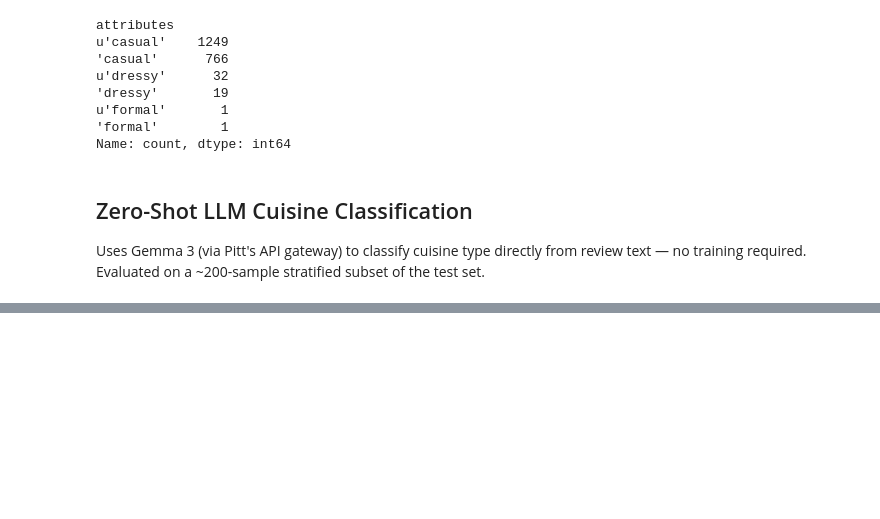
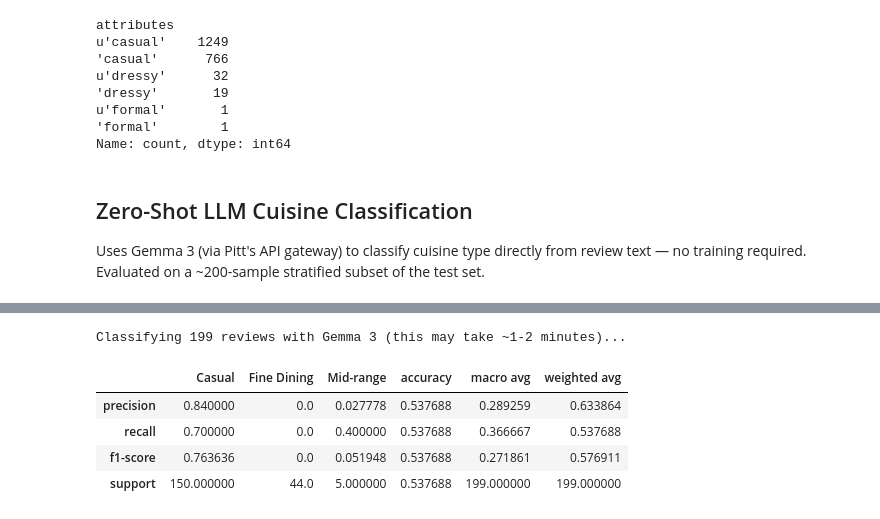
Before and after one commit to vylim/restaurant-text-classification, a Jupyter notebook: project.ipynb, the cells around one changed output, grey strips where cells are left out. Cells and saved outputs as stored; diff of their text form; code cells hidden in the pictures; blank space fills up the shorter version.

Commit message:
formality llm

```diff
--- a/project.ipynb
+++ b/project.ipynb
@@ -360,0 +364,43 @@ Classifying 195 reviews with Gemma 3 (this may take ~1-2 minutes)...
+# %%
+FORMALITY_LABELS = ['Casual', 'Fine Dining', 'Mid-range']
+FORMALITY_LIST_STR = ', '.join(FORMALITY_LABELS)
+
+def classify_formality_llm(review_text):
+    prompt = (
+        f"What is the formality level of this restaurant? "
+        f"Reply with exactly one option from this list: {FORMALITY_LIST_STR}. "
+        f"Do not explain — just the label.\n\n"
+        f"Review: {review_text[:500]}"
+    )
+    response = client.chat.completions.create(
+        model="gemma3",
+        messages=[{"role": "user", "content": prompt}],
+        max_tokens=10
+    )
+    pred = response.choices[0].message.content.strip()
+    for label in FORMALITY_LABELS:
+        if label.lower() in pred.lower():
+            return label
+    return pred
+
+# Stratified sample of ~200 from the formality test set
+f_sample_idx = (
+    y_f_test.groupby(y_f_test)
+    .apply(lambda g: g.sample(min(len(g), max(1, int(200 * len(g) / len(y_f_test)))), random_state=42))
+    .index.get_level_values(-1)
+)
+x_f_sample = x_f_test.loc[f_sample_idx]
+y_f_sample = y_f_test.loc[f_sample_idx]
+
+print(f"Classifying {len(x_f_sample)} reviews with Gemma 3 (this may take ~1-2 minutes)...")
+llm_f_preds = [classify_formality_llm(text) for text in x_f_sample]
+
+results_llm_f = pd.DataFrame(classification_report(y_f_sample, llm_f_preds, output_dict=True, zero_division=0))
+results_llm_f
+# %% [output]
+Classifying 199 reviews with Gemma 3 (this may take ~1-2 minutes)...
+|  | Casual | Fine Dining | Mid-range | accuracy | macro avg | weighted avg |
+| precision | 0.840000 | 0.0 | 0.027778 | 0.537688 | 0.289259 | 0.633864 |
+| recall | 0.700000 | 0.0 | 0.400000 | 0.537688 | 0.366667 | 0.537688 |
+| f1-score | 0.763636 | 0.0 | 0.051948 | 0.537688 | 0.271861 | 0.576911 |
+| support | 150.000000 | 44.0 | 5.000000 | 0.537688 | 199.000000 | 199.000000 |
```
Also changed, not shown: parts of 2 cells of this notebook.
